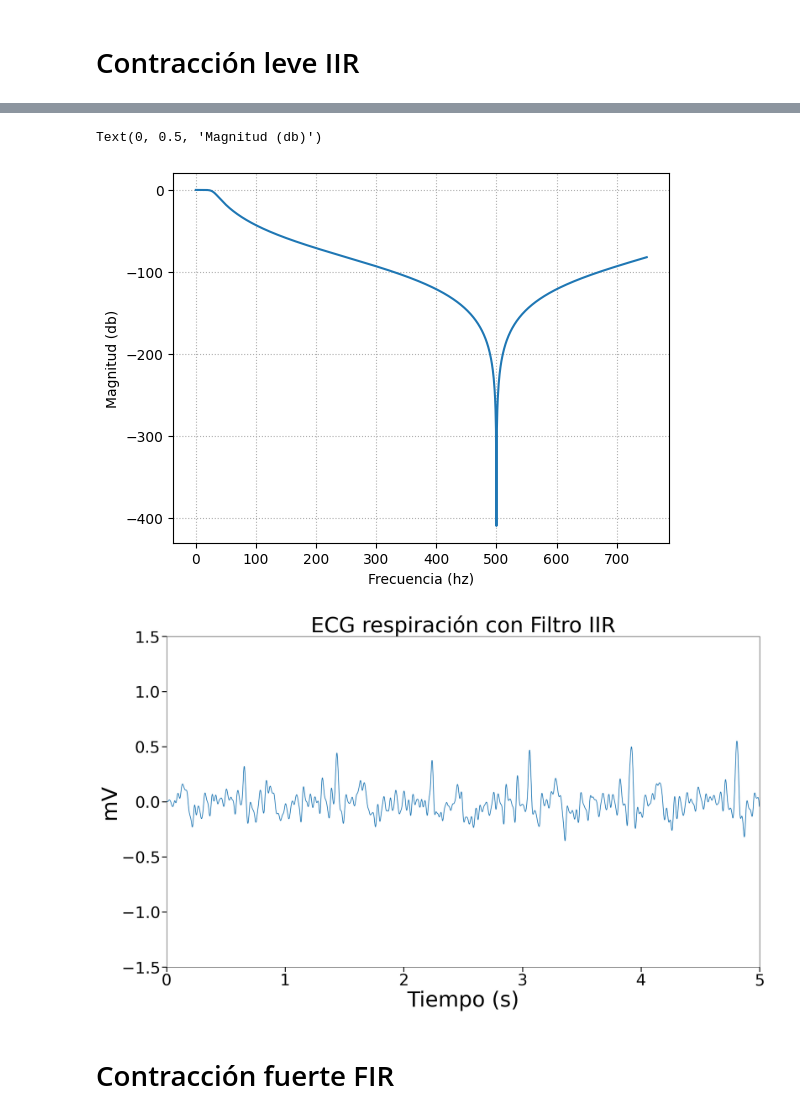
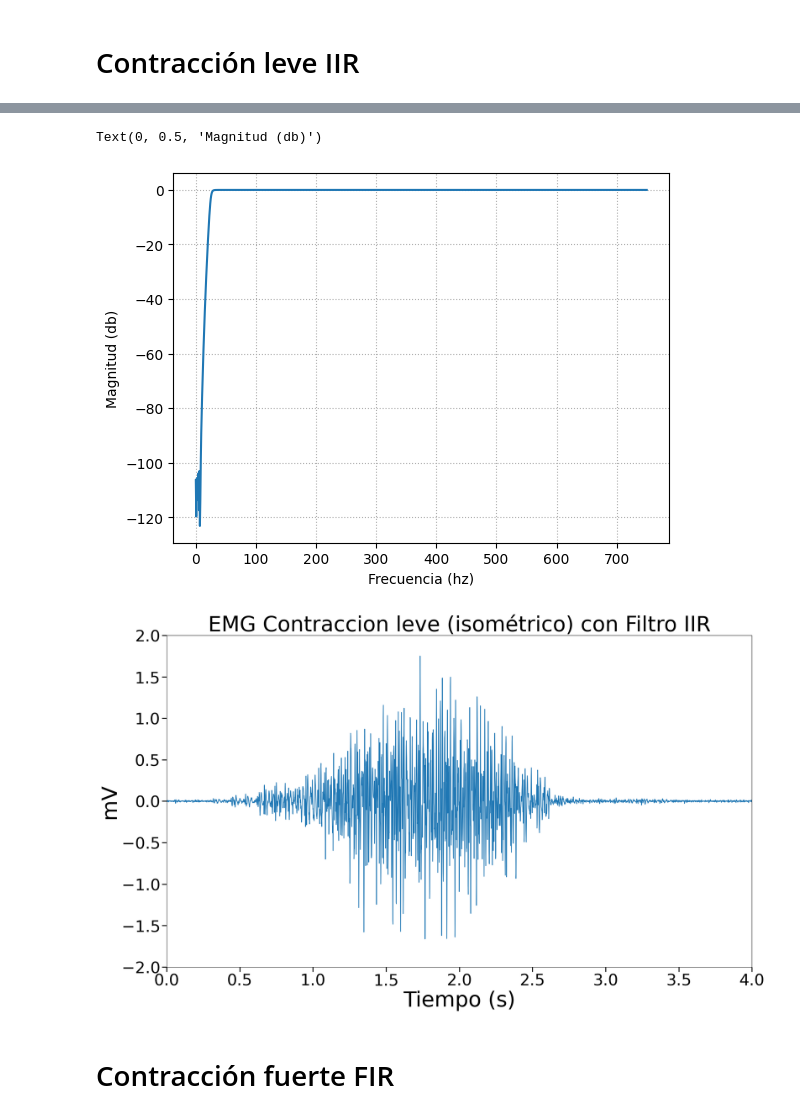
Before and after one commit to diego-taquiri/ECGMortalityPredictor, a Jupyter notebook: Documentación/Laboratorio 6/EMG_filtro_FIR_y_IIR.ipynb, the cells around one changed output, grey strips where cells are left out. Drawn from its saved outputs; the diff is of its cells as text; code cells hidden in the pictures.

```diff
--- a/Documentación/Laboratorio 6/EMG_filtro_FIR_y_IIR.ipynb
+++ b/Documentación/Laboratorio 6/EMG_filtro_FIR_y_IIR.ipynb
@@ -360,15 +362,15 @@ plt.savefig("plots/emg-contraccion-leve-FIR.png")
 # %% [markdown]
 # Contracción leve  IIR
 # %%
-data=np.loadtxt("./../Laboratorio 4/ecg_raw_data/reposo/opensignals_98D341FD4F0D_2024-04-19_12-34-17.txt",skiprows=3)
+data=np.loadtxt("./../Laboratorio 3/emg_raw_data/isb-isometrico-armando/opensignals_98D3B1FD3DA9_2024-04-12_12-16-36.txt",skiprows=3)
 data_mV = data[:,5]/1024 *3.223 - 3.223/2 #De acuerdo a la cuantización de 3.223 mV a 1024 bits del manual de Bitalino
 time = np.arange(len(data_mV))/1000
 plt.figure(figsize=(20,12))
 
 plt.plot(time,data_mV)
 
-plt.ylim(-1.5, 1.5)
-plt.xlim(125, 130)
+plt.ylim(-2, 2)
+plt.xlim(14, 18)
 plt.tick_params(axis='both', which='major', labelsize=34, width=2, length=10)
 plt.xlabel('Tiempo (s)', fontsize=45)
 plt.ylabel('mV', fontsize=45)
@@ -377,5 +379,5 @@ plt.tight_layout()
 
 
 #Tomamos solo 5 segundos de la señal
-x=data_mV[125000:130000]
+x=data_mV[14000:18000]
 # %% [output]
@@ -385,6 +387,6 @@ x=data_mV[125000:130000]
 # %%
-wp=2*np.pi*30
-ws=2*np.pi*100
+wp=2*np.pi*25
+ws=2*np.pi*15
 
 N_ord, Wc= signal.buttord(wp, ws, gpass=3, gstop=40, analog=True) #gpass=loss in passband edge frecuencies, gstop= attenuation in stopband edge frecuencies
 fc = np.round(Wc/(2*np.pi) ,2)
@@ -397,6 +399,6 @@ Frecuencia de corte calculada: 30.02 hz
 # %%
 # Funcion de transferencia del filtro pasa bajo analogico
-b,a = signal.butter(N_ord, Wc, 'lowpass', True, 'ba')
+b, a = signal.butter(N_ord, Wc, 'highpass', analog=True, output='ba')
 
 #np.set_printoptions(precision=3)
 b,a
@@ -433,30 +436,30 @@ plt.xlabel("Frecuencia (hz)")
 plt.ylabel("Magnitud (db)")
 # %% [output]
 Text(0, 0.5, 'Magnitud (db)')
-[figure, old version]
+[figure, new version]
 # %%
 y = signal.lfilter(bd,ad, x)
 
 #eje de tiempo en seg
 Fs=1000 #frecuencia de muestreo
 n=np.arange(len(x))
 t = n/Fs
 
 plt.figure(figsize=(20,12))
 
 plt.plot(t,y)
 
-plt.ylim(-1.5, 1.5)
-plt.xlim(0, 5)
+plt.ylim(-2,2)
+plt.xlim(0, 4)
 plt.tick_params(axis='both', which='major', labelsize=34, width=2, length=10)
 plt.xlabel('Tiempo (s)', fontsize=45)
 plt.ylabel('mV', fontsize=45)
-plt.title('ECG respiración con Filtro IIR', fontsize=45)
+plt.title('EMG Contraccion leve (isométrico) con Filtro IIR', fontsize=45)
 plt.tight_layout()
 
-plt.savefig("plots/ecg-respiracion-IIR.png")
+plt.savefig("plots/emg-contraccion-leve-IIR.png")
 # %% [output]
-[figure, old version]
+[figure, new version]
 # %% [markdown]
 # Contracción fuerte  FIR
 # %% [markdown]
```
Also changed, not shown: parts of 24 cells of this notebook, 8 other files.
